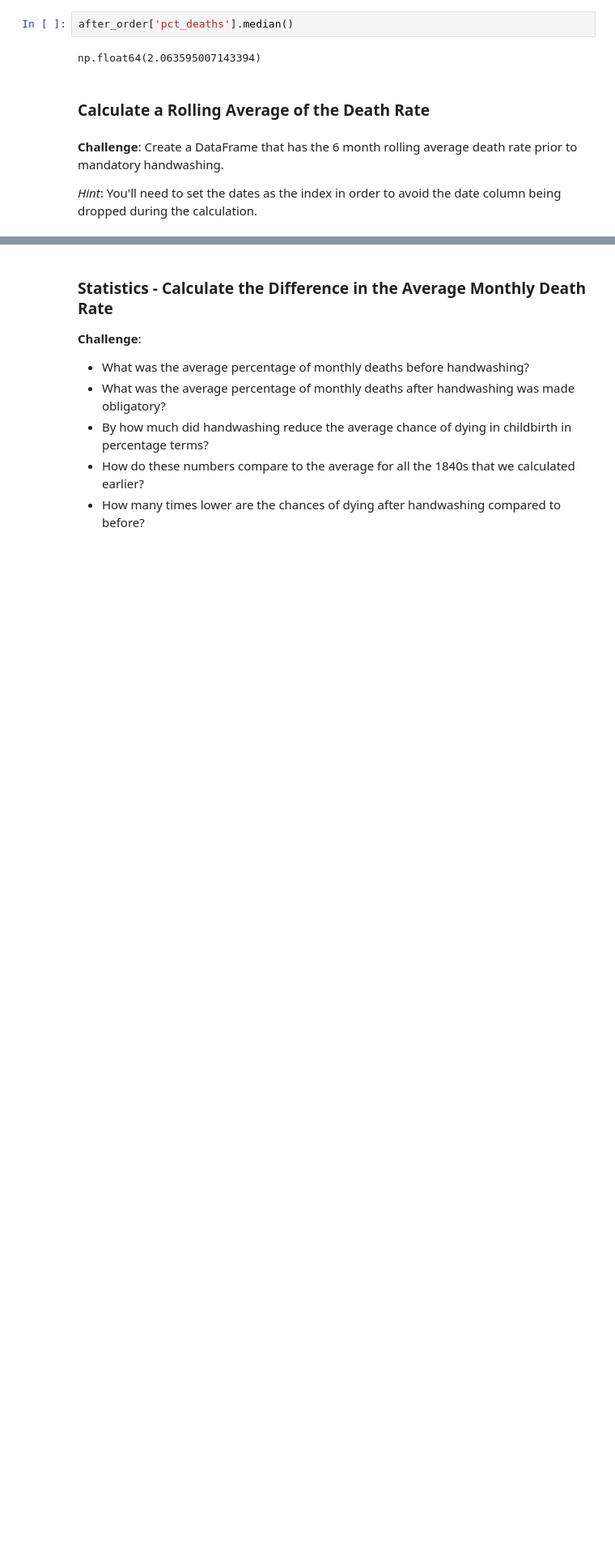
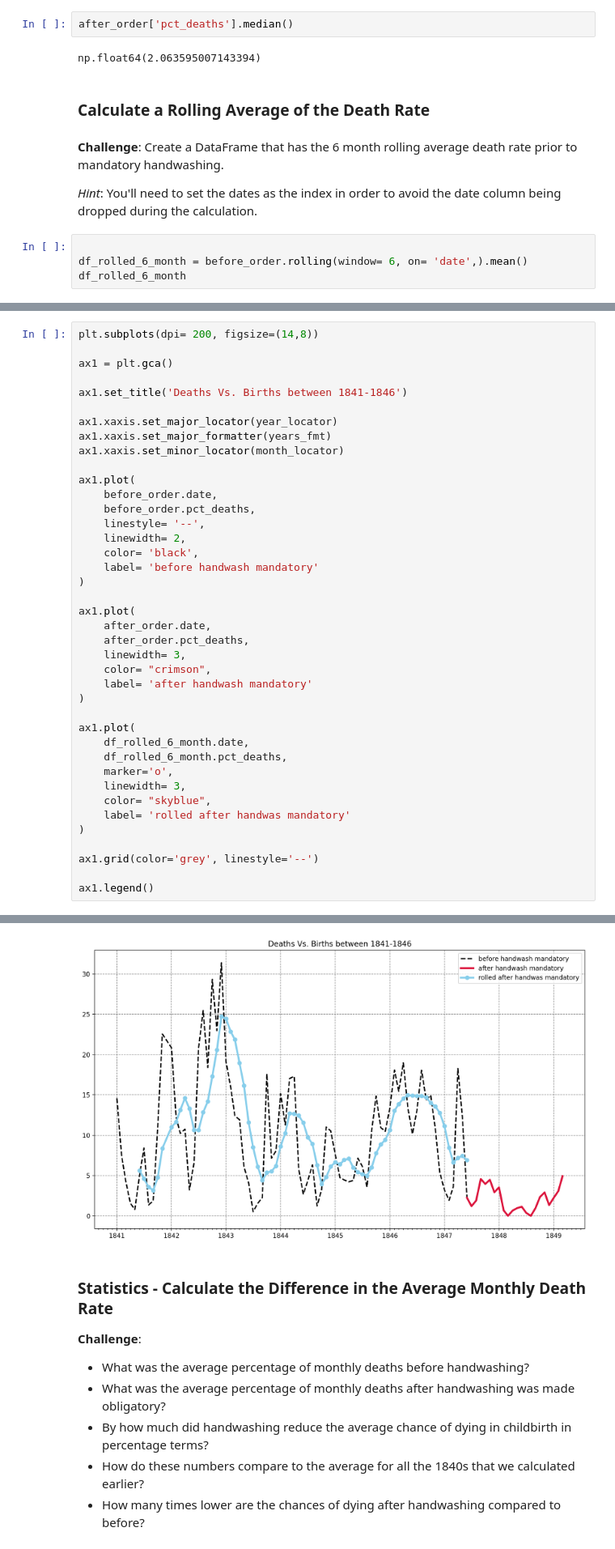
Before and after one commit to erfaw/elasti_py, a Jupyter notebook: Day080-erf/Dr_Semmelweis_Handwashing_Discovery_(start).ipynb, the cells around one changed output, grey strips where cells are left out. Shown at 81% size. Cells and saved outputs as stored; diff of their text form; blank space fills up the shorter version.

Commit message:
feat: progress till end of 'Statistics - Calculate the Difference in the Average Monthly Death Rate'

```diff
--- a/Day080-erf/Dr_Semmelweis_Handwashing_Discovery_(start).ipynb
+++ b/Day080-erf/Dr_Semmelweis_Handwashing_Discovery_(start).ipynb
@@ -459,3 +455,7 @@ np.float64(2.063595007143394)
 **Challenge**: Create a DataFrame that has the 6 month rolling average death rate prior to mandatory handwashing.
 
 *Hint*: You'll need to set the dates as the index in order to avoid the date column being dropped during the calculation.
+# %%
+
+df_rolled_6_month = before_order.rolling(window= 6, on= 'date',).mean()
+df_rolled_6_month
@@ -471,3 +494,44 @@ np.float64(2.063595007143394)
 * Show the moving average as a thicker, crimon line.
 * Show the rate after handwashing as a skyblue line with round markers.
 * Look at the [code snippet in the documentation to see how you can add a legend](https://matplotlib.org/3.1.1/api/_as_gen/matplotlib.pyplot.legend.html) to the chart.
+# %%
+plt.subplots(dpi= 200, figsize=(14,8))
+
+ax1 = plt.gca()
+
+ax1.set_title('Deaths Vs. Births between 1841-1846')
+
+ax1.xaxis.set_major_locator(year_locator)
+ax1.xaxis.set_major_formatter(years_fmt)
+ax1.xaxis.set_minor_locator(month_locator)
+
+ax1.plot(
+    before_order.date,
+    before_order.pct_deaths,
+    linestyle= '--',
+    linewidth= 2,
+    color= 'black',
+    label= 'before handwash mandatory'
+)
+
+ax1.plot(
+    after_order.date,
+    after_order.pct_deaths,
+    linewidth= 3,
+    color= "crimson",
+    label= 'after handwash mandatory'
+)
+
+ax1.plot(
+    df_rolled_6_month.date,
+    df_rolled_6_month.pct_deaths,
+    marker='o',
+    linewidth= 3,
+    color= "skyblue",
+    label= 'rolled after handwas mandatory'
+)
+
+ax1.grid(color='grey', linestyle='--')
+
+ax1.legend()
+# %% [output]
@@ -474,3 +539,4 @@ np.float64(2.063595007143394)
+[figure, added]
 # %% [markdown]
 ### Statistics - Calculate the Difference in the Average Monthly Death Rate
 
```
Also changed, not shown: parts of 7 cells of this notebook.
